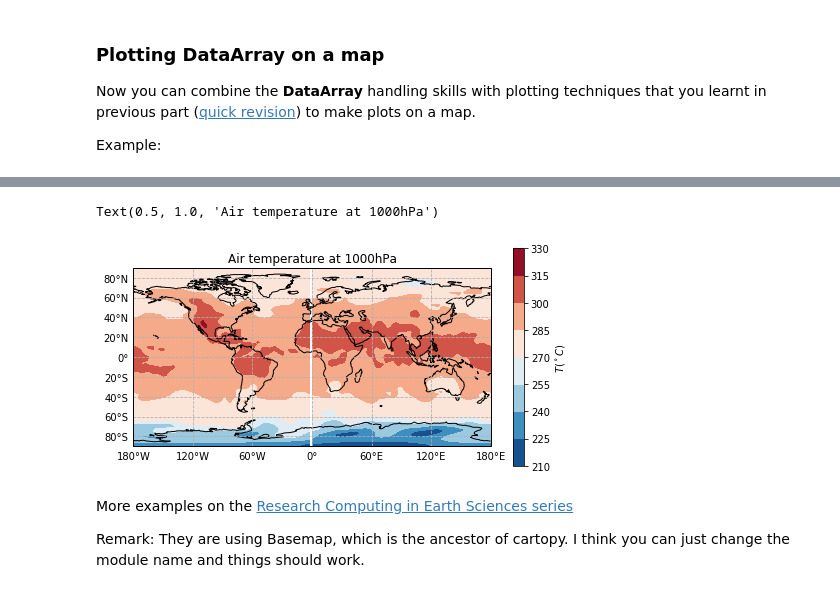
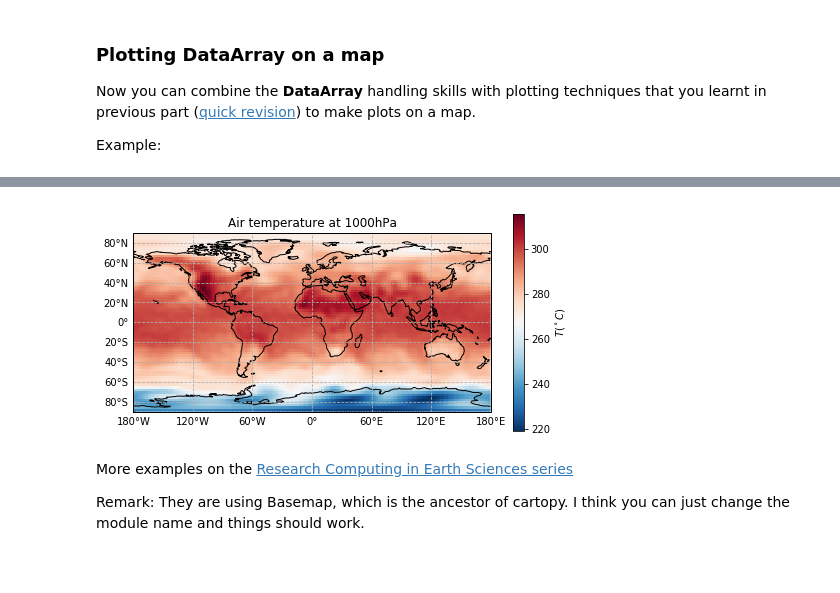
Before and after one commit to joeylamcy/Python_tutorial, a Jupyter notebook: Part6_xarray.ipynb, the cells around one changed output, grey strips where cells are left out. Saved outputs shown, nothing was run; the diff lists cells and outputs as text; code cells hidden in the pictures; blank space fills up the shorter version.

Commit message:
Fix plotting in part 6

```diff
--- a/Part6_xarray.ipynb
+++ b/Part6_xarray.ipynb
@@ -780,3 +780,13 @@ Example:
 import cartopy.crs as ccrs
 import matplotlib.pyplot as plt
 from cartopy.mpl.gridliner import LONGITUDE_FORMATTER, LATITUDE_FORMATTER
+# %%
+# Create the plotting longitudes by appending lon=360 to the end
+# This will remove any empty white columns on the map
+fill = xr.DataArray(np.array([360]),
+                      coords={'lon': [360]},
+                      dims=['lon'],
+                     )
+plot_lon = xr.concat([da.coords['lon'],fill],dim='lon')
+plot_lat = da.coords['lat']
+print(plot_lon)
@@ -783,38 +812,39 @@ from cartopy.mpl.gridliner import LONGITUDE_FORMATTER, LATITUDE_FORMATTER
 # %%
 # Create a new figure object
 fig = plt.figure(figsize=[8, 4])
 # Create a new axes object with PlateCarree projection
 ax = plt.axes(projection=ccrs.PlateCarree())
 # make the map global rather than have it zoom in to
 # the extents of any plotted data
 ax.set_global()
 # Draw the coastlines
 ax.coastlines() # There might be download warnings the first time you use this.
 # Draw the dashed gridlines and axis labels
 gl = ax.gridlines(crs=ccrs.PlateCarree(),
                   draw_labels=True,
                   linestyle='--',
                  )
 # Disable labels on top and right axis
 gl.xlabels_top = False
 gl.ylabels_right = False
 # Format the labels instead of showing numbers only
 gl.xformatter = LONGITUDE_FORMATTER
 gl.yformatter = LATITUDE_FORMATTER
 
 # Next you can do the plotting
-plot = ax.contourf(da.coords['lon'],da.coords['lat'],da.isel(time=0,level=0),
-                   cmap="RdBu_r",
-                  )
+plot = ax.pcolormesh(plot_lon,plot_lat,da.isel(time=0,level=0),
+                     cmap="RdBu_r",
+                    )
 fig.colorbar(plot,
              ax=ax,
 #             orientation='horizontal',
              label='$T(^\circ C)$'
             )
 ax.set_title('Air temperature at 1000hPa')
+# save the figure
+plt.savefig('Airtemp_1000.png',dpi=400)
 # %% [output]
-Text(0.5, 1.0, 'Air temperature at 1000hPa')
-[figure, old version]
+[figure, new version]
 # %% [markdown]
 More examples on the [Research Computing in Earth Sciences series](https://rabernat.github.io/research_computing/intro-to-basemap.html)
 
```
Also changed, not shown: parts of 2 cells of this notebook, 1 other file.
